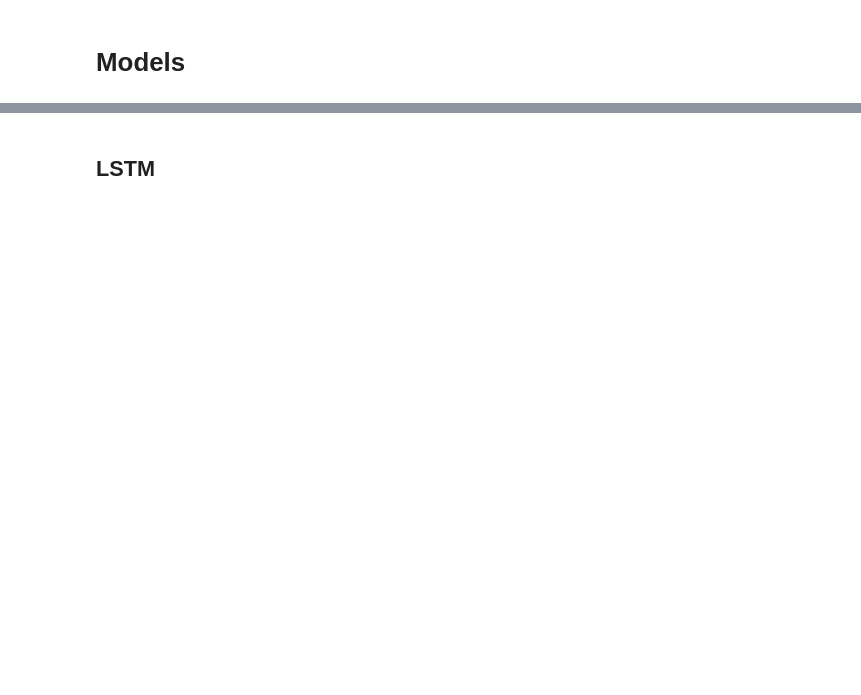
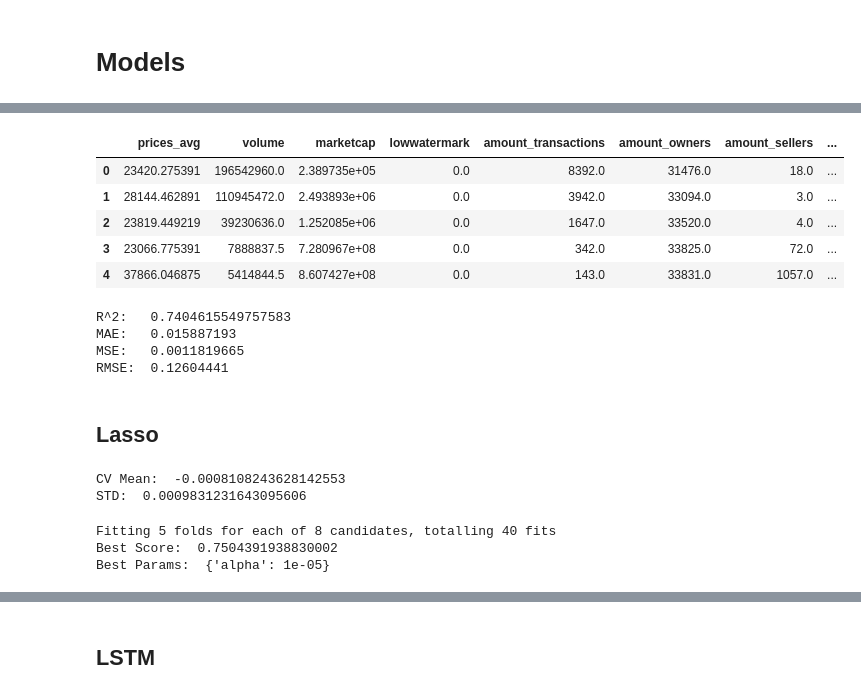
Before and after one commit to EgorMozharov/NFT, a Jupyter notebook: Predict.ipynb, the cells around one changed output, grey strips where cells are left out. Drawn from its saved outputs; the diff is of its cells as text; code cells hidden in the pictures; blank space fills up the shorter version.

Commit message:
Lm+lasso

```diff
--- a/Predict.ipynb
+++ b/Predict.ipynb
@@ -90,0 +129,35 @@ def normalize(df):
+# %%
+tmp.head()
+# %% [output]
+|  | prices_avg | volume | marketcap | lowwatermark | amount_transactions | amount_owners | amount_sellers | ... |
+| 0 | 23420.275391 | 196542960.0 | 2.389735e+05 | 0.0 | 8392.0 | 31476.0 | 18.0 | ... |
+| 1 | 28144.462891 | 110945472.0 | 2.493893e+06 | 0.0 | 3942.0 | 33094.0 | 3.0 | ... |
+| 2 | 23819.449219 | 39230636.0 | 1.252085e+06 | 0.0 | 1647.0 | 33520.0 | 4.0 | ... |
+| 3 | 23066.775391 | 7888837.5 | 7.280967e+08 | 0.0 | 342.0 | 33825.0 | 72.0 | ... |
+| 4 | 37866.046875 | 5414844.5 | 8.607427e+08 | 0.0 | 143.0 | 33831.0 | 1057.0 | ... |
+# %%
+tmp_reg = tmp.copy()
+tmp_reg = normalize(tmp_reg)
+
+X = tmp_reg.drop(['prices_avg'], axis = 1).copy()
+y = tmp_reg['prices_avg'].copy()
+
+X_train, X_test, y_train, y_test = train_test_split(X, y, test_size = 0.3)
+
+
+lm = LinearRegression()
+lm.fit(X_train, y_train)
+y_hat = lm.predict(X_test)
+
+y_pred = lm.predict(X_test)
+print('R^2:  ', lm.score(X_train, y_train))
+print('MAE:  ', metrics.mean_absolute_error(y_test, y_pred))
+print('MSE:  ', metrics.mean_squared_error(y_test, y_pred))
+print('RMSE: ', np.sqrt(metrics.mean_absolute_error(y_test, y_pred)))
+# %% [output]
+R^2:   0.7404615549757583
+MAE:   0.015887193
+MSE:   0.0011819665
+RMSE:  0.12604441
+# %% [markdown]
+## Lasso
@@ -90,0 +178,22 @@ def normalize(df):
+# %%
+X = tmp_reg.drop(['prices_avg'], axis = 1).copy()
+y = tmp_reg['prices_avg'].copy()
+X_train, X_test, y_train, y_test = train_test_split(X, y, test_size = 0.3)
+
+from sklearn.linear_model import Lasso
+lasso = Lasso(alpha=1).fit(X_train, y_train)
+get_cv_scores(lasso)
+# %% [output]
+CV Mean:  -0.0008108243628142553
+STD:  0.0009831231643095606
+# %%
+alpha = [0.00001, 0.0001, 0.001, 0.01, 0.1, 1, 10, 100]
+param_grid = dict(alpha=alpha)
+grid = GridSearchCV(estimator=lasso, param_grid=param_grid, scoring='r2', verbose=1, n_jobs=3)
+grid_result = grid.fit(X_train, y_train)
+print('Best Score: ', grid_result.best_score_)
+print('Best Params: ', grid_result.best_params_)
+# %% [output]
+Fitting 5 folds for each of 8 candidates, totalling 40 fits
+Best Score:  0.7504391938830002
+Best Params:  {'alpha': 1e-05}
```
Also changed, not shown: parts of 24 cells of this notebook, 2 other files.
